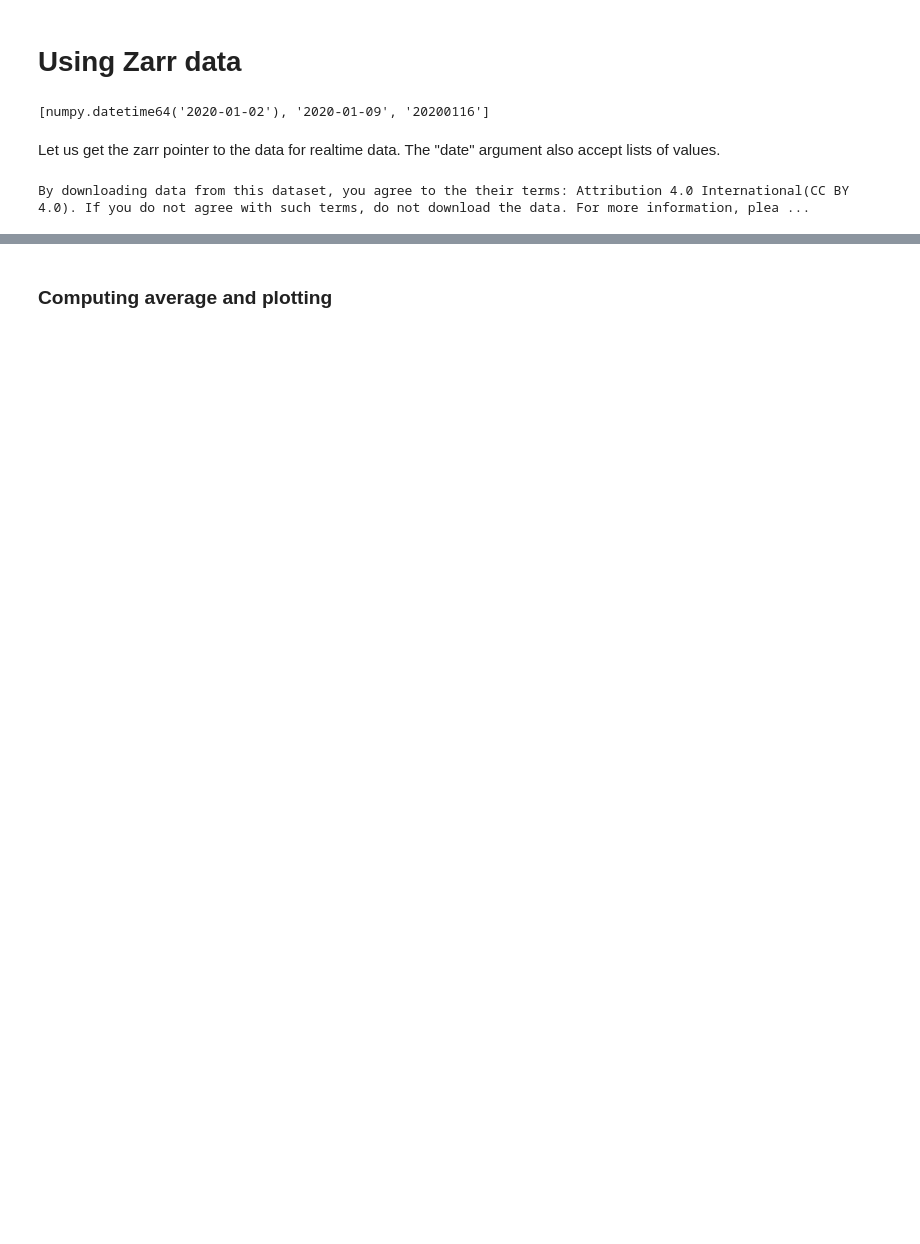
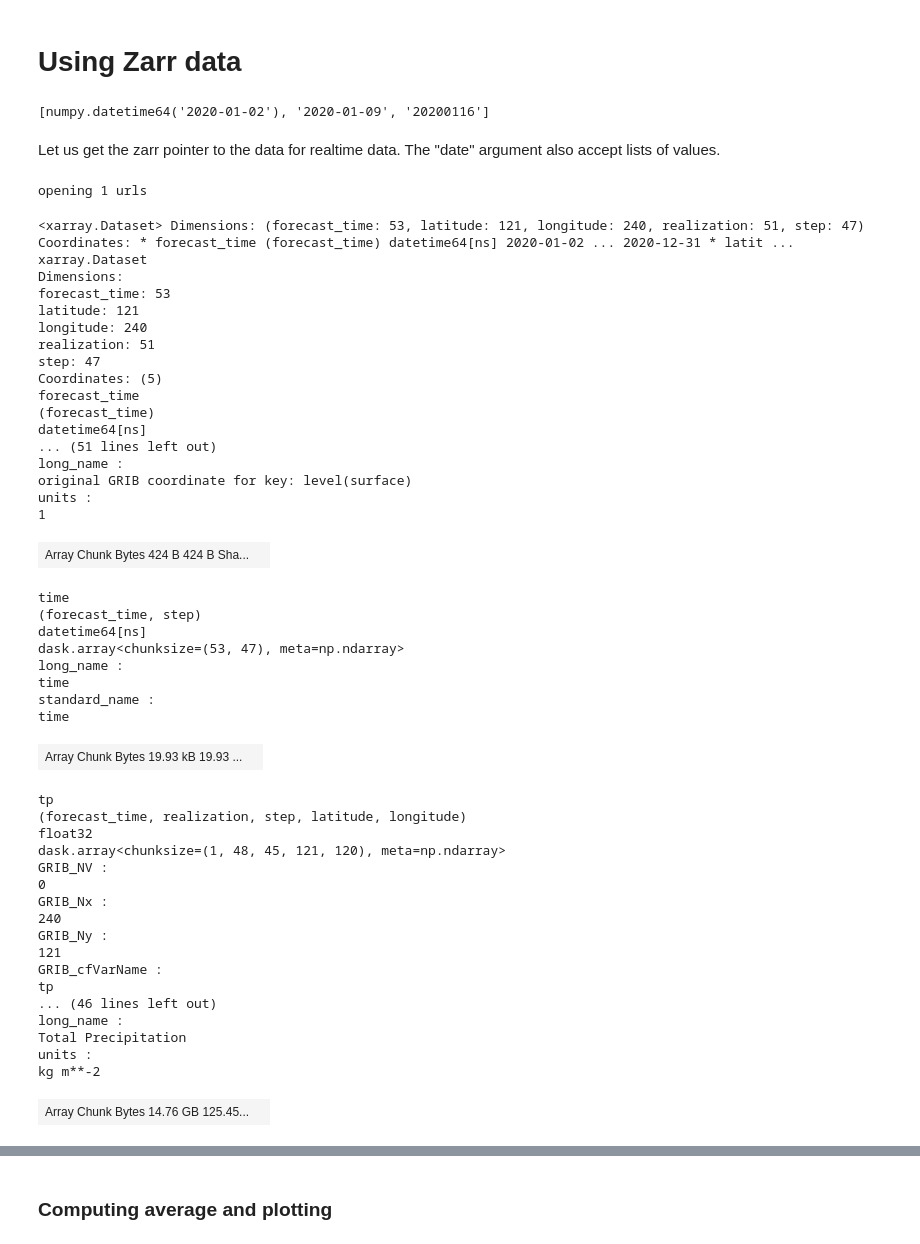
Before and after one commit to ecmwf-lab/climetlab-s2s-ai-competition, a Jupyter notebook: notebooks/demo_zarr.ipynb, the cells around one changed output, grey strips where cells are left out. Drawn from its saved outputs; the diff is of its cells as text; code cells hidden in the pictures; blank space fills up the shorter version.

```diff
--- a/notebooks/demo_zarr.ipynb
+++ b/notebooks/demo_zarr.ipynb
@@ -29,10 +29,56 @@ date
 # %% [markdown]
 Let us get the zarr pointer to the data for realtime data. The "date" argument also accept lists of values.
 # %%
-rt = cml.load_dataset("s2s-ai-competition-reference-set",
-                         date=date,
+rt_tp = cml.load_dataset("s2s-ai-competition-reference-set",
+                         parameter='tp',
                          version=version,
                          #hindcast=True,
                          format='zarr').to_xarray()
+rt_tp
 # %% [output]
-By downloading data from this dataset, you agree to the their terms: Attribution 4.0 International(CC BY 4.0). If you do not agree with such terms, do not download the data. For more information, plea ...
+opening 1 urls
+<xarray.Dataset> Dimensions: (forecast_time: 53, latitude: 121, longitude: 240, realization: 51, step: 47) Coordinates: * forecast_time (forecast_time) datetime64[ns] 2020-01-02 ... 2020-12-31 * latit ...
+xarray.Dataset
+Dimensions:
+forecast_time: 53
+latitude: 121
+longitude: 240
+realization: 51
+step: 47
+Coordinates: (5)
+forecast_time
+(forecast_time)
+datetime64[ns]
+... (51 lines left out)
+long_name :
+original GRIB coordinate for key: level(surface)
+units :
+1
+| Array Chunk Bytes 424 B 424 B Sha... |  |
+time
+(forecast_time, step)
+datetime64[ns]
+dask.array<chunksize=(53, 47), meta=np.ndarray>
+long_name :
+time
+standard_name :
+time
+| Array Chunk Bytes 19.93 kB 19.93 ... |  |
+tp
+(forecast_time, realization, step, latitude, longitude)
+float32
+dask.array<chunksize=(1, 48, 45, 121, 120), meta=np.ndarray>
+GRIB_NV :
+0
+GRIB_Nx :
+240
+GRIB_Ny :
+121
+GRIB_cfVarName :
+tp
+... (46 lines left out)
+long_name :
+Total Precipitation
+units :
+kg m**-2
+| Array Chunk Bytes 14.76 GB 125.45... |  |
```
Also changed, not shown: parts of 18 cells of this notebook, 2 other files.
